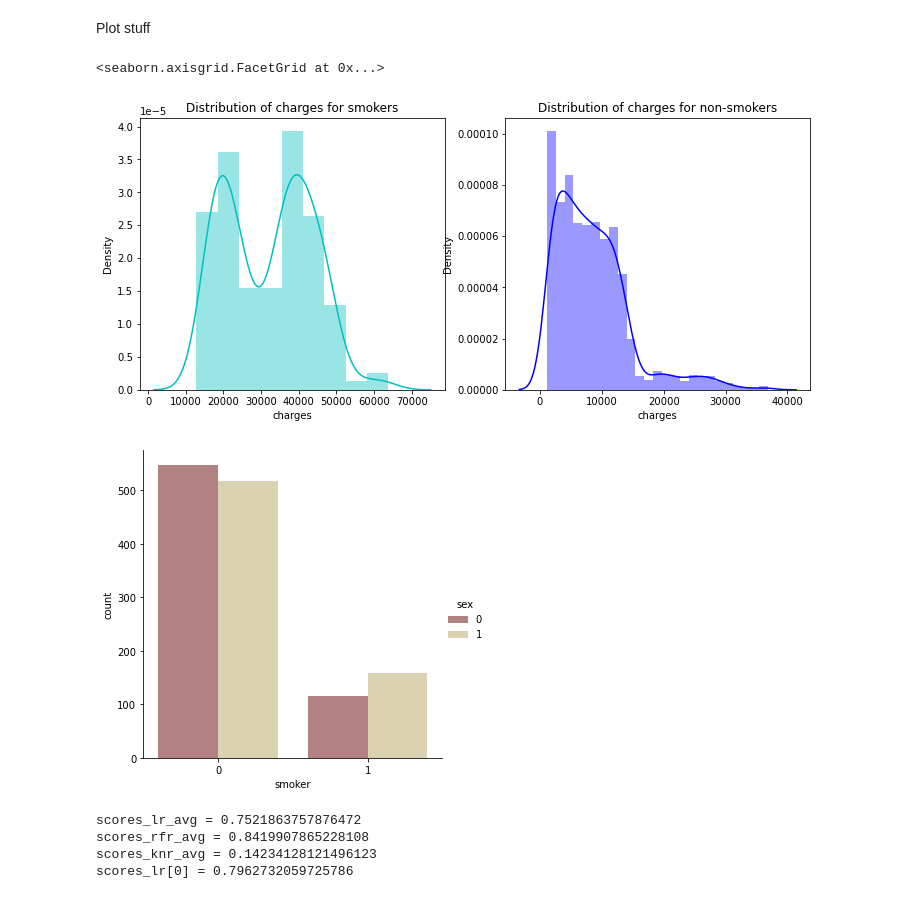
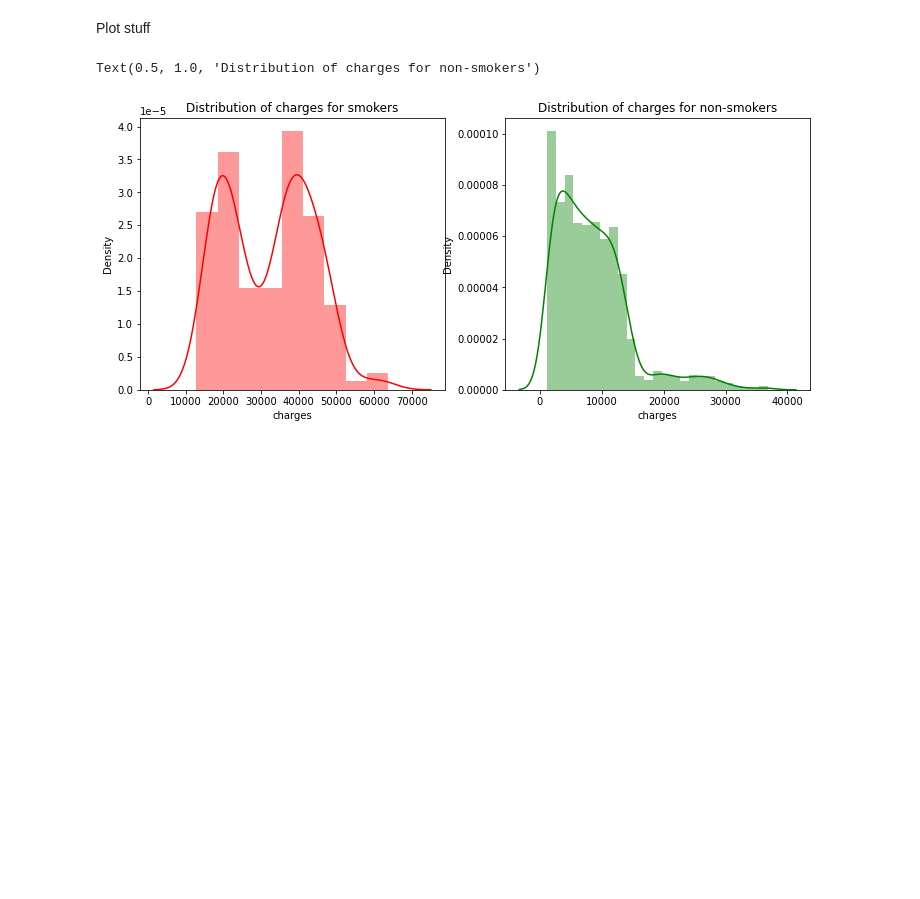
Before and after one commit to TomeCarvalho/TAA_P1, a Jupyter notebook: analise.ipynb, the cells around one changed output. Drawn from its saved outputs; the diff is of its cells as text; code cells hidden in the pictures; blank space fills up the shorter version.

```diff
--- a/analise.ipynb
+++ b/analise.ipynb
@@ -88,84 +84,13 @@ Plot stuff
 # %%
 f= pl.figure(figsize=(12,5))
 
 ax=f.add_subplot(121)
-sns.distplot(data[(data.smoker == 1)]["charges"],color='c',ax=ax)
+sns.distplot(data[(data.smoker == 1)]["charges"],color='red',ax=ax)
 ax.set_title('Distribution of charges for smokers')
 
 ax=f.add_subplot(122)
-sns.distplot(data[(data.smoker == 0)]['charges'],color='b',ax=ax)
+sns.distplot(data[(data.smoker == 0)]['charges'],color='green',ax=ax)
 ax.set_title('Distribution of charges for non-smokers')
-
-sns.catplot(x="smoker", kind="count",hue = 'sex', palette="pink", data=data)
 # %% [output]
-<seaborn.axisgrid.FacetGrid at 0x...>
+Text(0.5, 1.0, 'Distribution of charges for non-smokers')
-[figure, old version]
+[figure, new version]
-[figure, removed]
-# %%
-N_STATES = 10  # Number of random states to be used in train_test_split
-
-x = data.drop(['charges'], axis = 1)
-y = data.charges
-
-# We tested dropping the region feature from x as well. The results were:
-# scores_lr_avg = 0.7513289498254141
-# scores_rfr_avg = 0.8322073510803856
-# They were marginally worse than the results obtained without dropping it.
-
-
-x_trains = []
-x_tests = []
-y_trains = []
-y_tests = []
-
-for i in range(N_STATES):
-    x_train, x_test, y_train, y_test = train_test_split(x, y, random_state = i)
-    x_trains.append(x_train)
-    x_tests.append(x_test)
-    y_trains.append(y_train)
-    y_tests.append(y_test)
-
-# Obs.: Standardization had no effects, and thus was not applied. The same was verified for normalization.
-
-# Standardization
-# scalar = StandardScaler()
-# scalar.fit(x_train)
-# x_train = scalar.transform(x_train)
-# x_test = scalar.transform(x_test)
-
-scores_lr = []
-scores_rfr = []
-scores_knr = []
-
-for i in range(len(x_trains)):
-    lr = LinearRegression().fit(x_trains[i], y_trains[i])
-    scores_lr.append(lr.score(x_tests[i], y_tests[i]))
-    rfr = RandomForestRegressor(random_state = 1).fit(x_trains[i], y_trains[i])
-    scores_rfr.append(rfr.score(x_tests[i], y_tests[i]))
-    knr = KNeighborsRegressor(n_neighbors=10).fit(x_trains[i], y_trains[i])
-    scores_knr.append(knr.score(x_tests[i], y_tests[i]))
-
-
-
-# lr = LinearRegression().fit(x_train, y_train)
-# lr = RidgeCV(alphas=np.arange(70,100,0.1), fit_intercept=True).fit(x_train, y_train)
-# rfr = RandomForestRegressor(random_state = 0).fit(x_train, y_train)
-
-# y_train_pred = lr.predict(x_train)
-# y_test_pred = lr.predict(x_test)
-
-# rfr_y_train_pred = rfr.predict(x_train)
-# rfr_y_test_pred = rfr.predict(x_train)
-
-scores_lr_avg = sum(scores_lr) / len(scores_lr)
-scores_rfr_avg = sum(scores_rfr) / len(scores_rfr)
-scores_knr_avg = sum(scores_knr) / len(scores_knr)
-
-
-print(f'{scores_lr_avg = }\n{scores_rfr_avg = }\n{scores_knr_avg = }')
-print(f'{scores_lr[0] = }')
-# %% [output]
-scores_lr_avg = 0.7521863757876472
-scores_rfr_avg = 0.8419907865228108
-scores_knr_avg = 0.14234128121496123
-scores_lr[0] = 0.7962732059725786
```
Also changed, not shown: parts of 9 cells of this notebook.
